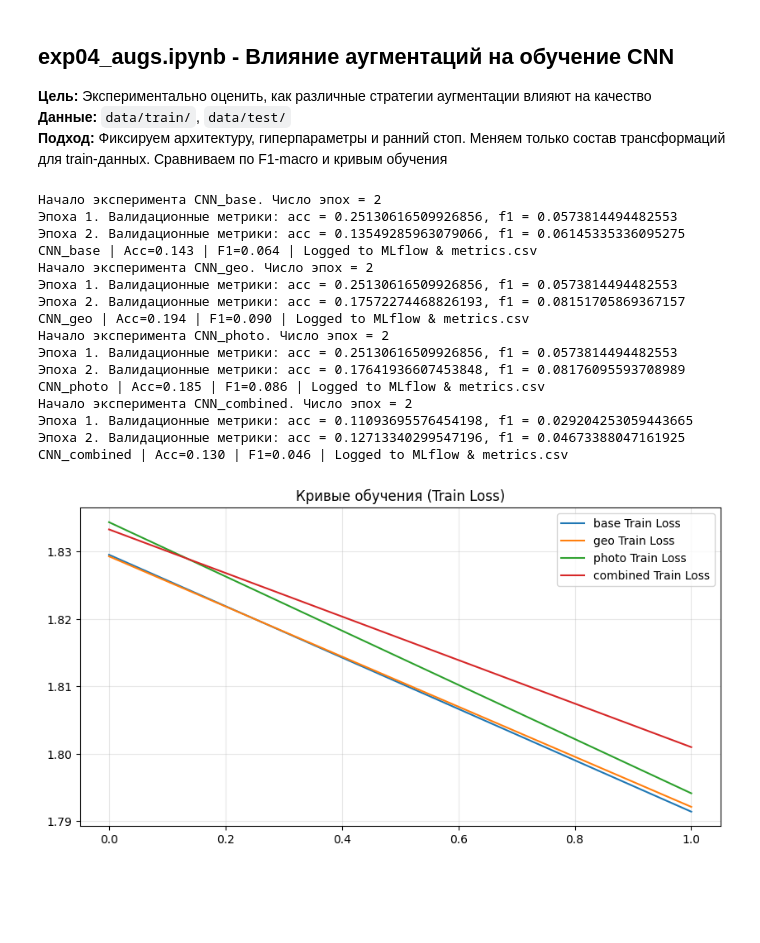
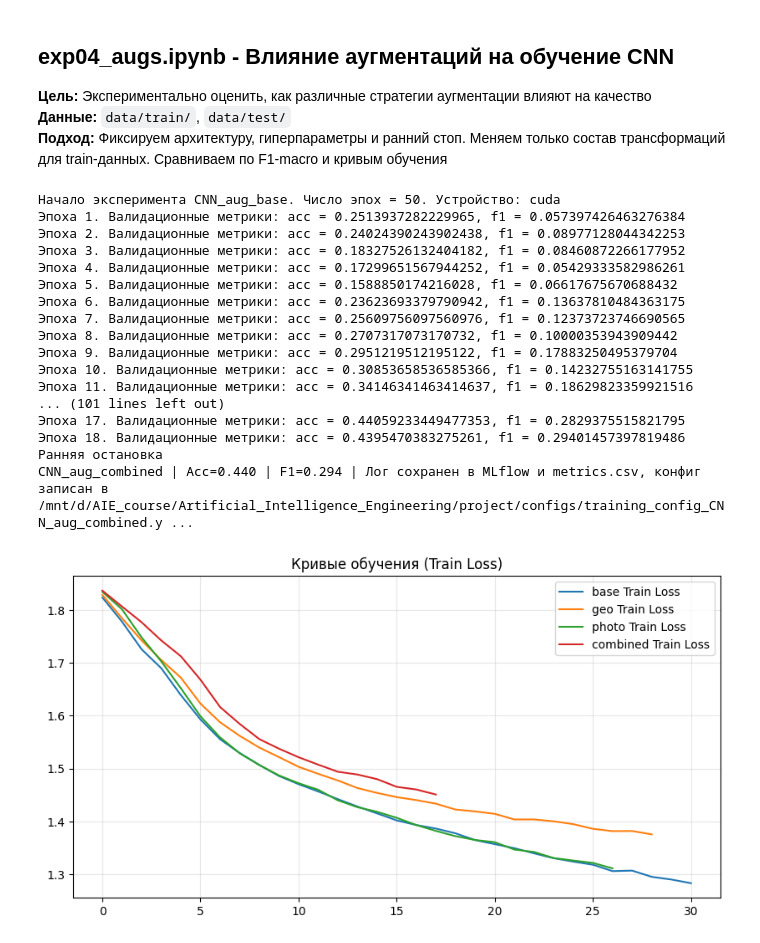
Before and after one commit to VladaSosnovskaya/Artificial_Intelligence_Engineering, a Jupyter notebook: project/notebooks/exp04_augs.ipynb, the cells around one changed output. Cells and saved outputs as stored; diff of their text form; code cells hidden in the pictures; blank space fills up the shorter version.

```diff
--- a/project/notebooks/exp04_augs.ipynb
+++ b/project/notebooks/exp04_augs.ipynb
@@ -10,7 +10,6 @@ from src.models.cnn import train_cnn, eval_cnn
 from src.constants import DATA_PATH, FIGURES_PATH
 from src.utils.experiment_logger import log_experiment
 from src.features.image_transforms import get_train_transform
-
 
 augs = {
     "base": get_train_transform("base"),
@@ -26,51 +25,52 @@ for aug_name, tf in augs.items():
     lr = 1e-3
     wd = 1e-4
     patience = 5
-    epochs=2
+    epochs=50
 
     train_loader, val_loader, test_loader = create_dataloaders(DATA_PATH, batch_size=batch_size, train_transform=tf)
 
     model_name = f"CNN_aug_{aug_name}"
     model, hist = train_cnn(train_loader, val_loader, epochs=epochs, lr=lr, name=model_name,
                                 weight_decay=wd, patience=patience)
 
     plt.plot(hist["train_loss"], label=f"{aug_name} Train Loss")
 
     y_true, y_pred = eval_cnn(model, test_loader)
 
     training_cfg = {
         "experiment_name": experiment_name,
         "model_name": model_name,
         "epochs": len(hist["train_loss"]),
         "lr": lr,
         "wd": wd,
         "patience": patience,
         "batch_size": batch_size,
         "augmentation": aug_name
     }
 
     log_experiment(experiment_name, model_name, y_true, y_pred, training_cfg)
 
 
 plt.title("Кривые обучения (Train Loss)")
 plt.legend(); plt.grid(alpha=0.3)
 plt.savefig(f"{FIGURES_PATH}/augs_curves.png")
 plt.show()
 # %% [output]
-Начало эксперимента CNN_base. Число эпох = 2
-Эпоха 1. Валидационные метрики: acc = 0.25130616509926856, f1 = 0.0573814494482553
-Эпоха 2. Валидационные метрики: acc = 0.13549285963079066, f1 = 0.06145335336095275
-CNN_base | Acc=0.143 | F1=0.064 | Logged to MLflow & metrics.csv
-Начало эксперимента CNN_geo. Число эпох = 2
-Эпоха 1. Валидационные метрики: acc = 0.25130616509926856, f1 = 0.0573814494482553
-Эпоха 2. Валидационные метрики: acc = 0.17572274468826193, f1 = 0.08151705869367157
-CNN_geo | Acc=0.194 | F1=0.090 | Logged to MLflow & metrics.csv
-Начало эксперимента CNN_photo. Число эпох = 2
-Эпоха 1. Валидационные метрики: acc = 0.25130616509926856, f1 = 0.0573814494482553
-Эпоха 2. Валидационные метрики: acc = 0.17641936607453848, f1 = 0.08176095593708989
-CNN_photo | Acc=0.185 | F1=0.086 | Logged to MLflow & metrics.csv
-Начало эксперимента CNN_combined. Число эпох = 2
-Эпоха 1. Валидационные метрики: acc = 0.11093695576454198, f1 = 0.029204253059443665
-Эпоха 2. Валидационные метрики: acc = 0.12713340299547196, f1 = 0.04673388047161925
-CNN_combined | Acc=0.130 | F1=0.046 | Logged to MLflow & metrics.csv
+Начало эксперимента CNN_aug_base. Число эпох = 50. Устройство: cuda
+Эпоха 1. Валидационные метрики: acc = 0.2513937282229965, f1 = 0.057397426463276384
+Эпоха 2. Валидационные метрики: acc = 0.24024390243902438, f1 = 0.08977128044342253
+Эпоха 3. Валидационные метрики: acc = 0.18327526132404182, f1 = 0.08460872266177952
+Эпоха 4. Валидационные метрики: acc = 0.17299651567944252, f1 = 0.05429333582986261
+Эпоха 5. Валидационные метрики: acc = 0.1588850174216028, f1 = 0.06617675670688432
+Эпоха 6. Валидационные метрики: acc = 0.23623693379790942, f1 = 0.13637810484363175
+Эпоха 7. Валидационные метрики: acc = 0.25609756097560976, f1 = 0.12373723746690565
+Эпоха 8. Валидационные метрики: acc = 0.2707317073170732, f1 = 0.10000353943909442
+Эпоха 9. Валидационные метрики: acc = 0.2951219512195122, f1 = 0.17883250495379704
+Эпоха 10. Валидационные метрики: acc = 0.30853658536585366, f1 = 0.14232755163141755
+Эпоха 11. Валидационные метрики: acc = 0.34146341463414637, f1 = 0.18629823359921516
+... (101 lines left out)
+Эпоха 17. Валидационные метрики: acc = 0.44059233449477353, f1 = 0.2829375515821795
+Эпоха 18. Валидационные метрики: acc = 0.4395470383275261, f1 = 0.29401457397819486
+Ранняя остановка
+CNN_aug_combined | Acc=0.440 | F1=0.294 | Лог сохранен в MLflow и metrics.csv, конфиг записан в /mnt/d/AIE_course/Artificial_Intelligence_Engineering/project/configs/training_config_CNN_aug_combined.y ...
-[figure, old version]
+[figure, new version]
```
Also changed, not shown: 37 other files.
